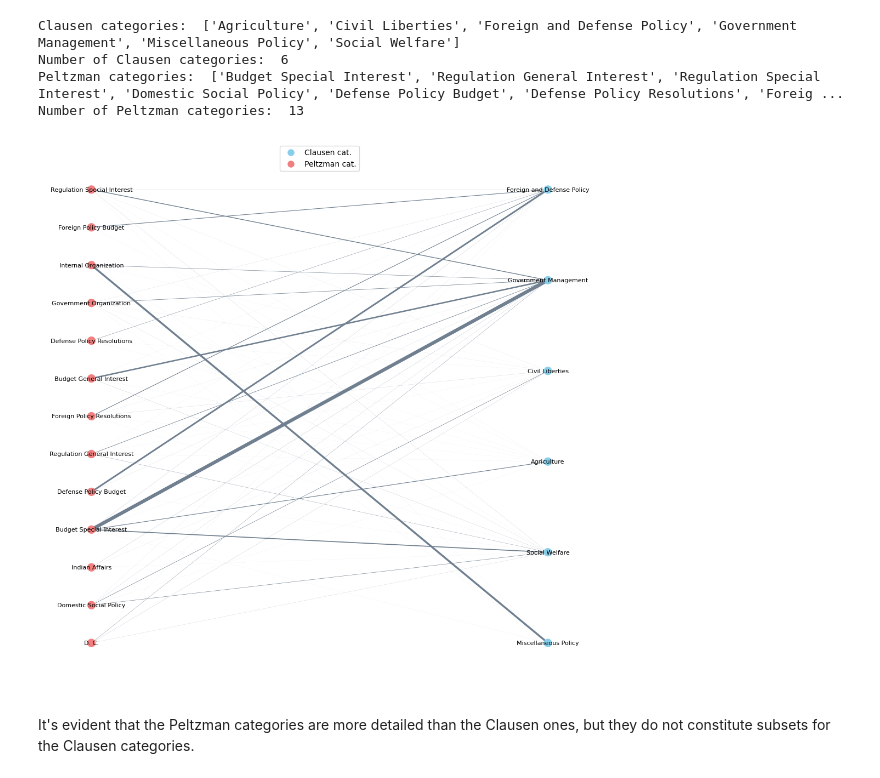
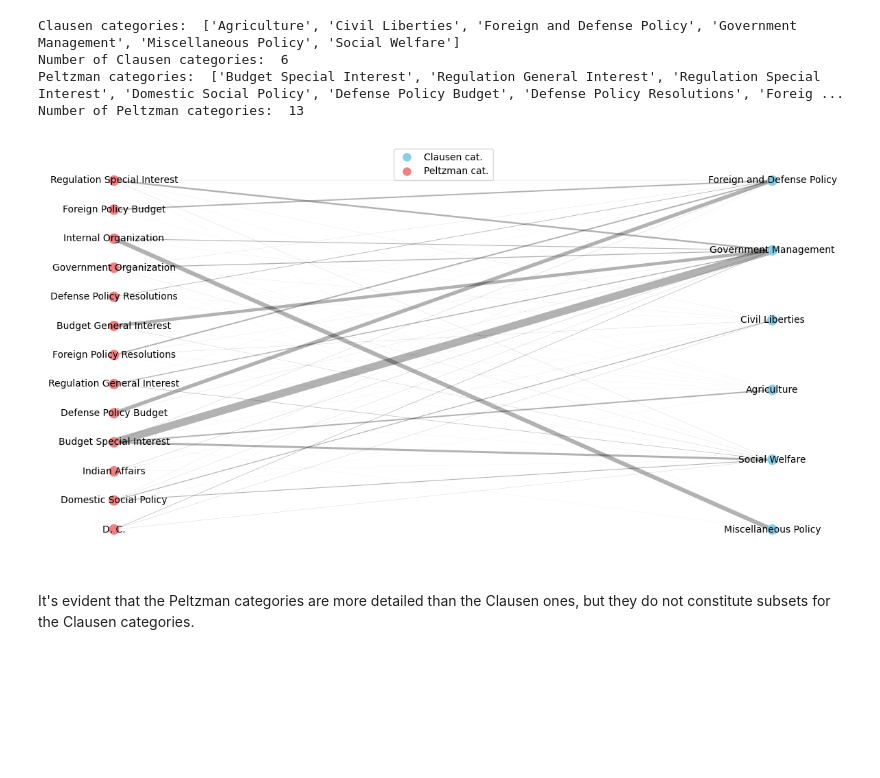
Before and after one commit to LeonardoAgasso/USA_Congress_SigNet, a Jupyter notebook: notebooks/1_network_parsing.ipynb, the cells around one changed output. Drawn from its saved outputs; the diff is of its cells as text; code cells hidden in the pictures; blank space fills up the shorter version.

Commit message:
Create Clausen-Peltzman bipartite network

```diff
--- a/notebooks/1_network_parsing.ipynb
+++ b/notebooks/1_network_parsing.ipynb
@@ -218,36 +218,36 @@ Number of Peltzman categories:  13
 from matplotlib.lines import Line2D
 # %%
 # Function to scale the edge weights for edge thickness
-def scale_edge_weights(weight_values, max_thickness=4.5):
+def scale_edge_weights(weight_values, max_thickness=8):
     max_weight = max(weight_values)
     if max_weight == 0:
         return [0] * len(weight_values)
     return [max_thickness * w / max_weight for w in weight_values]
 # %%
-edge_color = 'slategrey'  # Change this to any color you prefer
+edge_color = 'black'  # Change this to any color you prefer
 
 node_colors = [0 if G.nodes[n]['bipartite'] == 0 else 1 for n in G.nodes()]
 node_colors = ['skyblue' if color == 0 else 'lightcoral' for color in node_colors]  # Choose node colors
 
 edge_weights = [G[u][v]['weight'] for u, v in G.edges()]
 edge_thickness = scale_edge_weights(edge_weights)
 
-plt.figure(figsize=(13, 13))
+plt.figure(figsize=(15, 8))
 pos = nx.bipartite_layout(G, [n for n in G.nodes() if G.nodes[n]['bipartite'] == 1])
 nx.draw_networkx_nodes(G, pos=pos, node_color=node_colors, node_size=100)
-nx.draw_networkx_edges(G, pos=pos, width=edge_thickness, edge_color=edge_color)
-nx.draw_networkx_labels(G, pos=pos, font_size=8)
+nx.draw_networkx_edges(G, pos=pos, width=edge_thickness, edge_color=edge_color, alpha=0.3)
+nx.draw_networkx_labels(G, pos=pos, font_size=10, font_color='black', font_family='sans-serif')
 
 legend_elements = [
     Line2D([0], [0], marker='o', color='w', markerfacecolor='skyblue', markersize=10, label='Clausen cat.'),
     Line2D([0], [0], marker='o', color='w', markerfacecolor='lightcoral', markersize=10, label='Peltzman cat.')
 ]
 plt.legend(handles=legend_elements, loc='upper center')
 
 plt.axis('off')
 plt.show()
 # %% [output]
-[figure, old version]
+[figure, new version]
 # %% [markdown]
 It's evident that the Peltzman categories are more detailed than the Clausen ones, but they do not constitute subsets for the Clausen categories.
 # %% [markdown]
```
Also changed, not shown: parts of 1 cell of this notebook, 1 other file.
